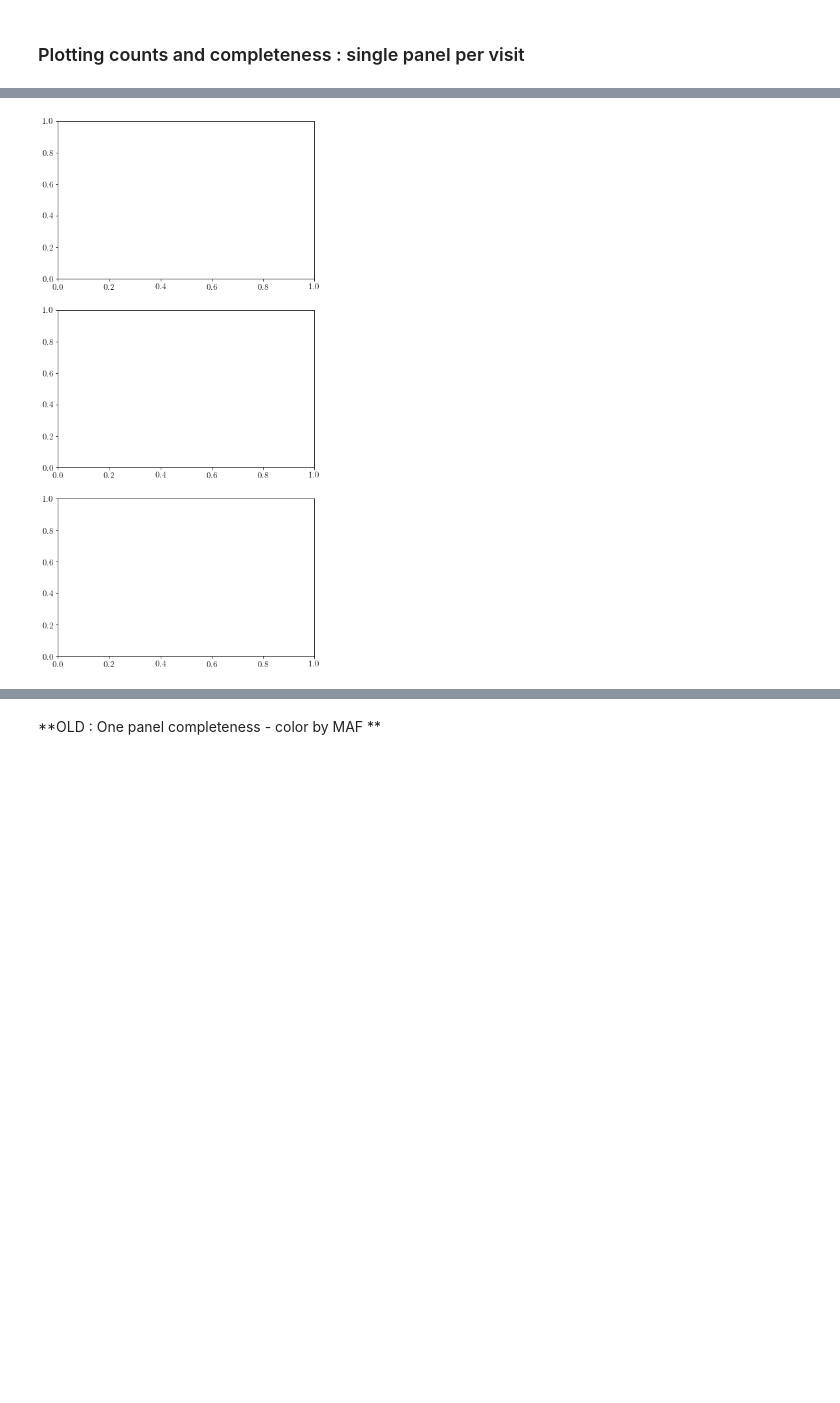
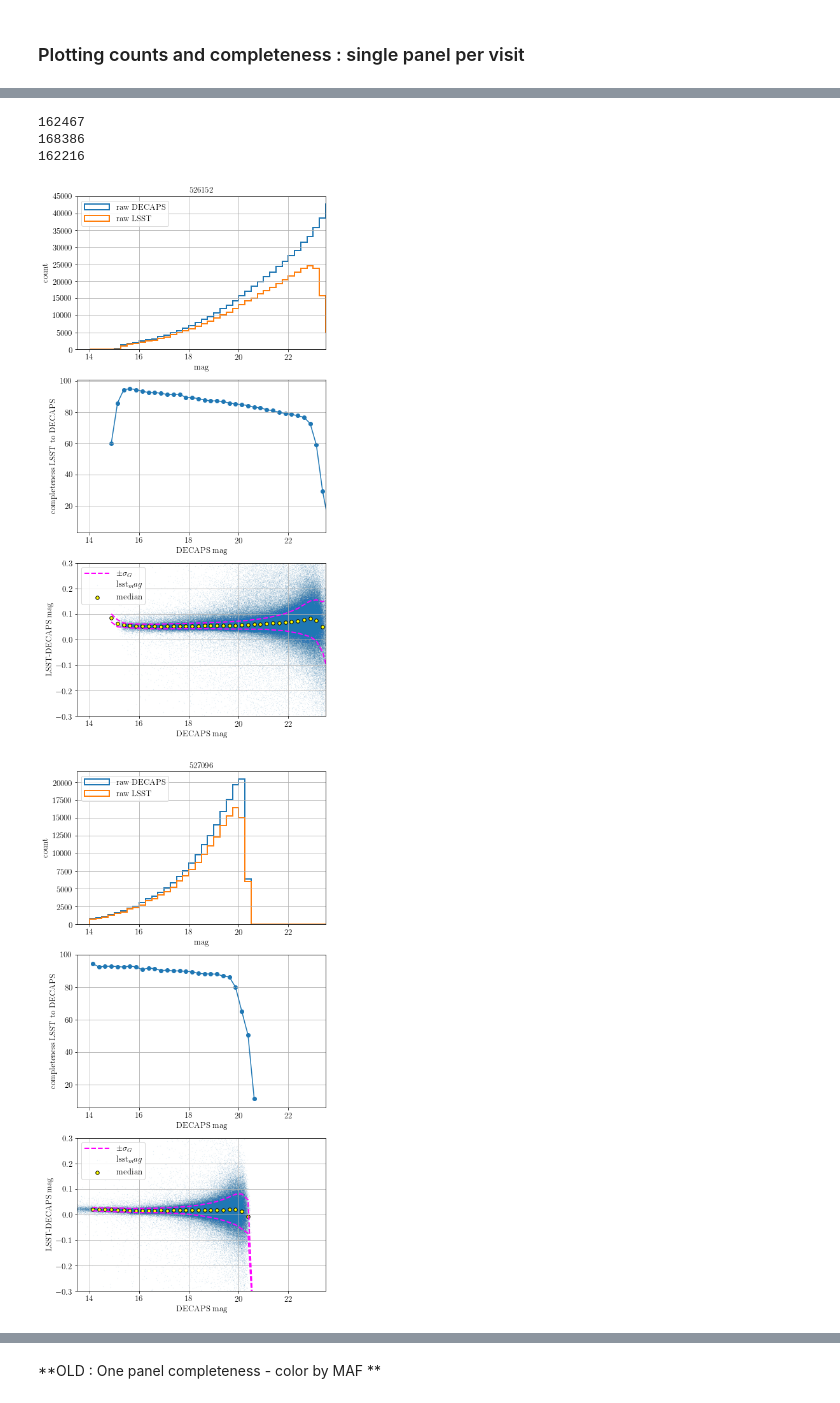
Before and after one commit to suberlak/crowded_fields, a Jupyter notebook: code/N1_decaps_lsst_crossmatch.ipynb, the cells around one changed output, grey strips where cells are left out. Cells and saved outputs as stored; diff of their text form; code cells hidden in the pictures; blank space fills up the shorter version.

```diff
--- a/code/N1_decaps_lsst_crossmatch.ipynb
+++ b/code/N1_decaps_lsst_crossmatch.ipynb
@@ -362,7 +493,7 @@ Saved the LaTeX visit info summary for  decaps  in  visits_table_decaps_NEW1_lat
 # %%
+# Just read in the calculation results for plotting ...
 
-# Plot the number of raw,cleaned DECAPS vs LSST counts
 visit_tables = {}
 for source in ['lsst','decaps']:
-    visit_tables[source] = Table.read('visits_table_'+source+'_NEW1.txt',
+    visit_tables[source] = Table.read('visits_table_'+source+'_NEW2.txt',
                                       format='ascii')
@@ -463,12 +589,22 @@ Cross-match the DECAPS-LSST,  LSST-DECAPS catalogs.
 print('Using the DECAPS and LSST-cleaned catalogs')
 i = 1
 for visit in visits.astype(int):
-    print('\nVisit ', i, ' of ', len(visits))
-    decaps_lsst =  crossmatch_catalogs(sources=['decaps','lsst'],visits=[visit],
-                        crossmatch_type = 'pipeline',
-                       save_tables=True)
+    print('\nVisit ', i, ' of ', len(visits),': ', visit)
 
-    lsst_decaps =  crossmatch_catalogs(sources=['lsst','decaps'],visits=[visit],
+
+    if 'decaps-lsst-'+str(visit)+'.txt' in os.listdir():
+        print('Already cross-matched, moving on ... ')
+    else :
+        print('Cross-matching ...')
+        decaps_lsst =  crossmatch_catalogs(sources=['decaps','lsst'],visits=[visit],
+                            crossmatch_type = 'pipeline',
+                           save_tables=True)
+
+    if 'lsst-decaps-'+str(visit)+'.txt' in os.listdir():
+        print('Already cross-matched, moving on ... ')
+    else:
+        print('Cross-matching ...')
+        lsst_decaps =  crossmatch_catalogs(sources=['lsst','decaps'],visits=[visit],
                         crossmatch_type = 'pipeline',
                        save_tables=True)
     i += 1
@@ -527,13 +663,23 @@ def plot_count_after(decaps_lsst,visit,ax,bins):
     ax.set_ylabel('count')
     ax.grid()
 
-def plot_completeness(decaps_lsst, visit,ax,bins):
+def plot_completeness(table, visit,ax,bins,sep=0.5,dmag=0.5):
+    table['match'] = 0
+    mask_separation = table['d2darcsec'] < sep
+    mask_dmag = np.abs(table['decaps_mag']-table['lsst_mag'])< dmag
+    mask = mask_separation * mask_dmag
+    print(np.sum(mask_separation))
+    print(np.sum(mask_dmag))
+    print(np.sum(mask))
+
+    table['match'][mask] = 1
+
     # Plot completeness for this single visit ...
-    stat_decaps = bs(decaps_lsst['decaps_mag'], decaps_lsst['decaps_mag'] ,
+    stat_decaps = bs(table['decaps_mag'], table['decaps_mag'] ,
                   bins = bins , statistic='count')
     decaps_count = stat_decaps.statistic
 
-    stat_matched = bs(decaps_lsst['decaps_mag'], decaps_lsst['lsst_match'] ,
+    stat_matched = bs(table['decaps_mag'], table['match'] ,
                         bins =bins , statistic=np.sum)
     lsst_matched_count = stat_matched.statistic
     completeness = 100 * (lsst_matched_count / decaps_count)
@@ -586,6 +732,9 @@ for visit in visits[:2] :
 
     # read in the clean DECAPS-LSST data
     decaps_lsst = Table.read('decaps-lsst-'+str(visit)+'.txt', format='ascii')
+
+    # read in the clean DECAPS data
+    decaps_clean = Table.read('decaps_clean_'+str(visit)+'.txt', format='ascii')
 
     # read in the clean LSST data
     lsst_clean = Table.read('lsst_clean_'+str(visit)+'.txt', format='ascii')
@@ -606 +757,5 @@ NameError: name 'decaps_clean' is not defined
+162467
+168386
+162216
-[figure, old version]
+[figure, new version]
+[figure, added]
```
Also changed, not shown: parts of 52 cells of this notebook, 2 other files.
